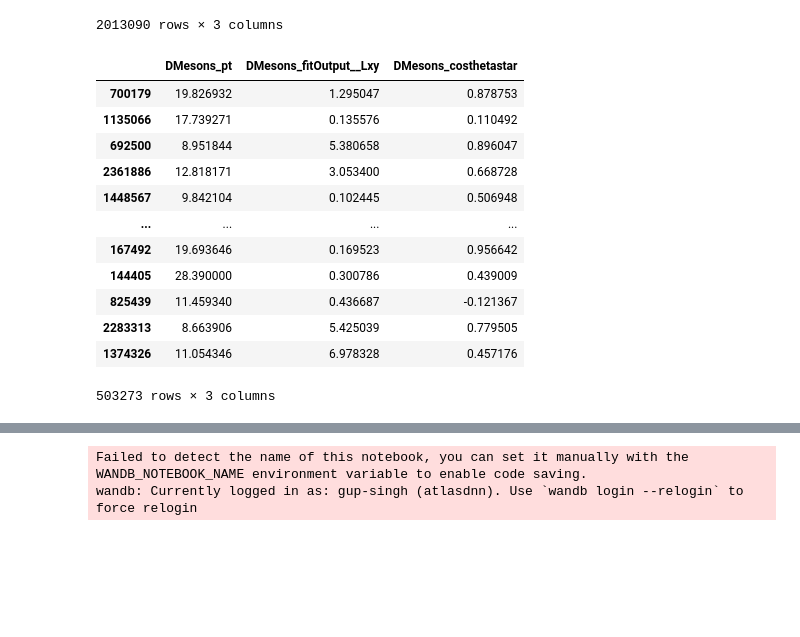
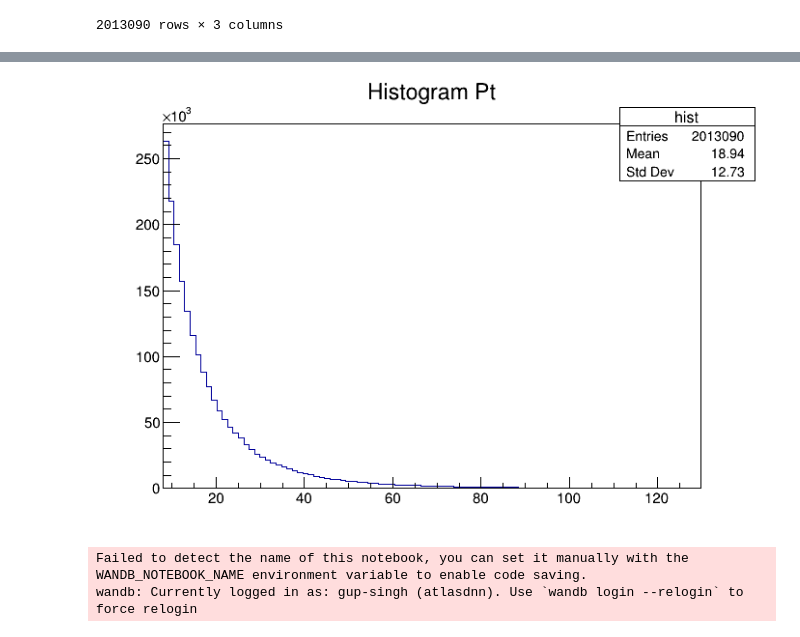
Before and after one commit to GitGup/ATLAS_DNN, a Jupyter notebook: MC_DNN.ipynb, the cells around one changed output, grey strips where cells are left out. Drawn from its saved outputs; the diff is of its cells as text; code cells hidden in the pictures; blank space fills up the shorter version.

```diff
--- a/MC_DNN.ipynb
+++ b/MC_DNN.ipynb
@@ -38,7 +41,7 @@ $\Lambda_C^{+}$ : 4122
 # %% [markdown]
 Apply Cuts Fiducial Region cuts ($𝐷^{+}$ $𝑝_T$ > 8 GeV, |𝜂| < 2.2). ***See cuts.py on how the cuts are applied***
 # %%
-DMesons_df = show(0, TTree, ["DMesons_pt", "DMesons_fitOutput__Lxy", "DMesons_costhetastar", "DMesons_pdgId"], 20000000)
+DMesons_df = show(0, TTree, ["DMesons_pt", "DMesons_fitOutput__Lxy", "DMesons_costhetastar", "DMesons_pdgId"], 10000000)
 DMesons_df = remove_empty(DMesons_df)
 
 DMesons_df["DMesons_pt"] = DMesons_df["DMesons_pt"].apply(divide_by_1000)
@@ -199,23 +246,20 @@ X_train
 | 2229084 | 23.810479 | 4.198989 | 0.724207 |
 | 2219110 | 13.598386 | 2.151978 | 0.454602 |
 2013090 rows × 3 columns
-# %%
-X_test
-# %% [output]
-|  | DMesons_pt | DMesons_fitOutput__Lxy | DMesons_costhetastar |
-| 700179 | 19.826932 | 1.295047 | 0.878753 |
-| 1135066 | 17.739271 | 0.135576 | 0.110492 |
-| 692500 | 8.951844 | 5.380658 | 0.896047 |
-| 2361886 | 12.818171 | 3.053400 | 0.668728 |
-| 1448567 | 9.842104 | 0.102445 | 0.506948 |
-| ... | ... | ... | ... |
-| 167492 | 19.693646 | 0.169523 | 0.956642 |
-| 144405 | 28.390000 | 0.300786 | 0.439009 |
-| 825439 | 11.459340 | 0.436687 | -0.121367 |
-| 2283313 | 8.663906 | 5.425039 | 0.779505 |
-| 1374326 | 11.054346 | 6.978328 | 0.457176 |
-503273 rows × 3 columns
 # %%
 # only_411 = DMesons_df[DMesons_df['DMesons_pdgId'].apply(lambda x: x == [411])]
 # only_4122 = DMesons_df[DMesons_df['DMesons_pdgId'].apply(lambda x: x == [4122])]
 # both = DMesons_df[DMesons_df['DMesons_pdgId'].apply(lambda x: len(x) == 2)]
+
+xmin = np.min(X_train["DMesons_pt"])
+xmax = np.max(X_train["DMesons_pt"])
+
+hist = TH1F("hist", "Histogram Pt", 100, xmin, xmax)
+
+canvas = ROOT.TCanvas("canvas", "My Canvas")
+for val in X_train["DMesons_pt"]:
+    hist.Fill(val)
+
+hist.Draw()
+canvas.Draw()
+# %% [output]
@@ -222,3 +268,4 @@ X_test
+[figure, added]
 # %%
 wandb.init(
     # set the wandb project where this run will be logged
```
Also changed, not shown: parts of 12 cells of this notebook.
